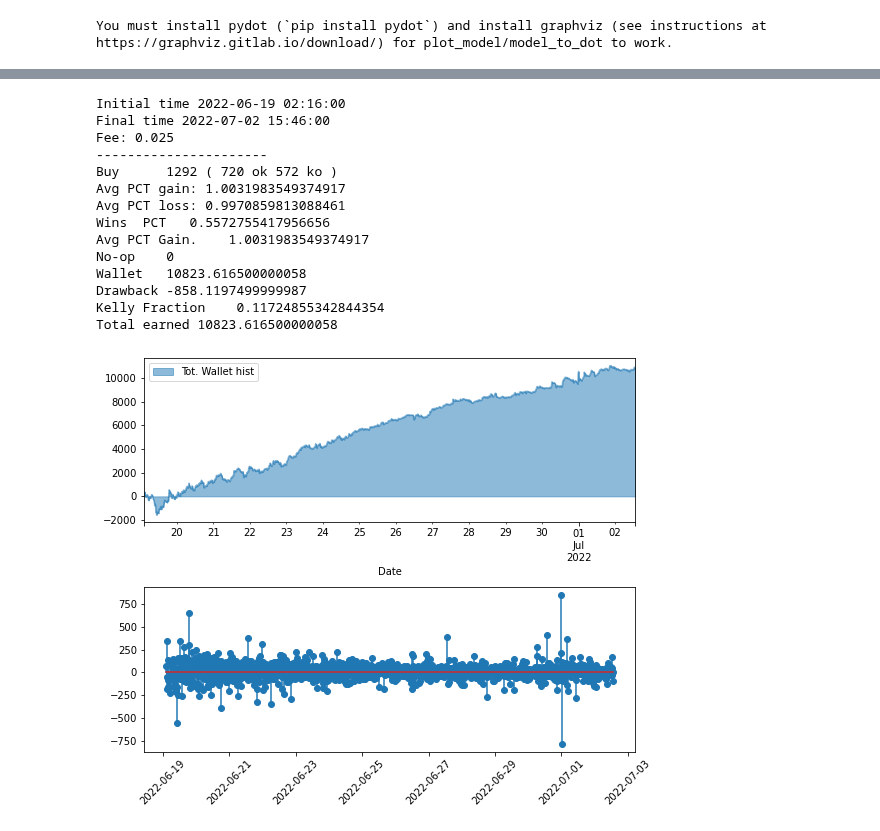
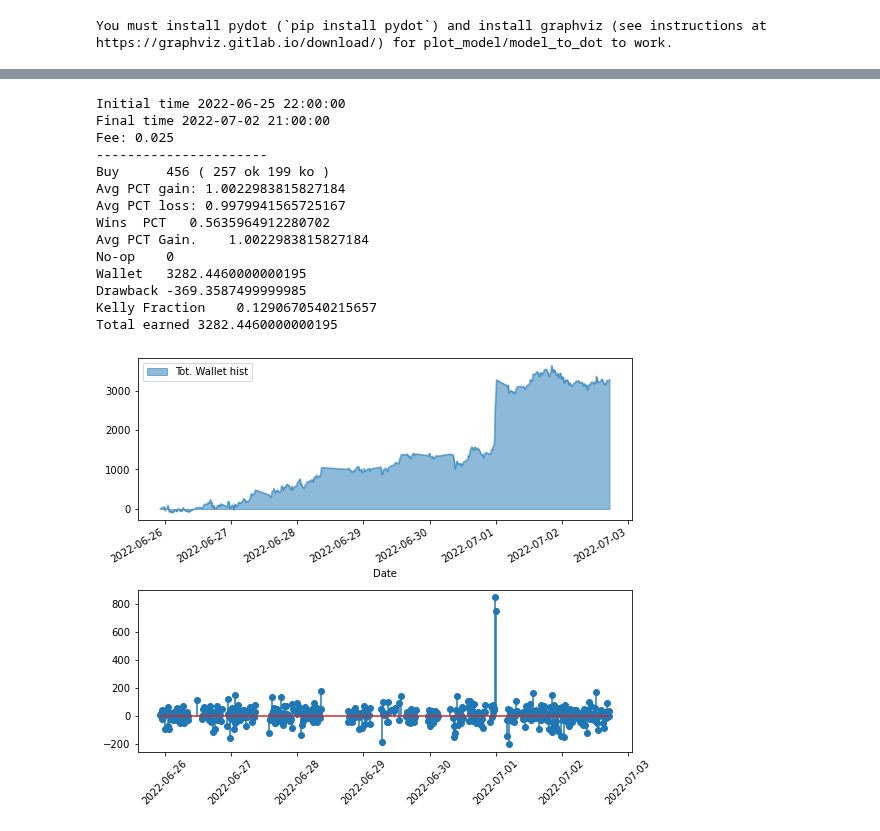
Before and after one commit to gabriele16/sats4u, a Jupyter notebook: colab/LSTM-CNN-BitCoin-Test-Trade.ipynb, the cells around one changed output, grey strips where cells are left out. Saved outputs shown, nothing was run; the diff lists cells and outputs as text; code cells hidden in the pictures.

```diff
--- a/colab/LSTM-CNN-BitCoin-Test-Trade.ipynb
+++ b/colab/LSTM-CNN-BitCoin-Test-Trade.ipynb
@@ -186,23 +175,23 @@ df_preds_true.dropna().iloc[-new_time_steps+300:]
 # %%
-wallet_hist_df, wallet, kelly_frac = s2b.backtest_df(df_preds_true.iloc[-new_time_steps*2:].dropna(), step_back=+ 10,
-                                                    long_short = "longshort", fee=0.025, cutoff_long = 10. ,cutoff_short = 10.0)
+wallet_hist_df, wallet, kelly_frac = s2b.backtest_df(df_preds_true.iloc[-new_time_steps:].dropna(), step_back=+ 15,
+                                                    long_short = "long", fee=0.025, cutoff_long = 10. ,cutoff_short = 10.0)
 s2b.show_backtest_results(wallet,wallet_hist_df)
 # %% [output]
-Initial time 2022-06-19 02:16:00
-Final time 2022-07-02 15:46:00
+Initial time 2022-06-25 22:00:00
+Final time 2022-07-02 21:00:00
 Fee: 0.025
 ----------------------
-Buy      1292 ( 720 ok 572 ko )
-Avg PCT gain: 1.0031983549374917
-Avg PCT loss: 0.9970859813088461
-Wins  PCT   0.5572755417956656
-Avg PCT Gain.    1.0031983549374917
+Buy      456 ( 257 ok 199 ko )
+Avg PCT gain: 1.0022983815827184
+Avg PCT loss: 0.9979941565725167
+Wins  PCT   0.5635964912280702
+Avg PCT Gain.    1.0022983815827184
 No-op    0
-Wallet   10823.616500000058
-Drawback -858.1197499999987
-Kelly Fraction    0.11724855342844354
-Total earned 10823.616500000058
+Wallet   3282.4460000000195
+Drawback -369.3587499999985
+Kelly Fraction    0.1290670540215657
+Total earned 3282.4460000000195
-[figure, old version]
+[figure, new version]
 # %%
 def tryexceptwait(func):
   def inner(*args,**kwargs):
```
Also changed, not shown: parts of 10 cells of this notebook.
